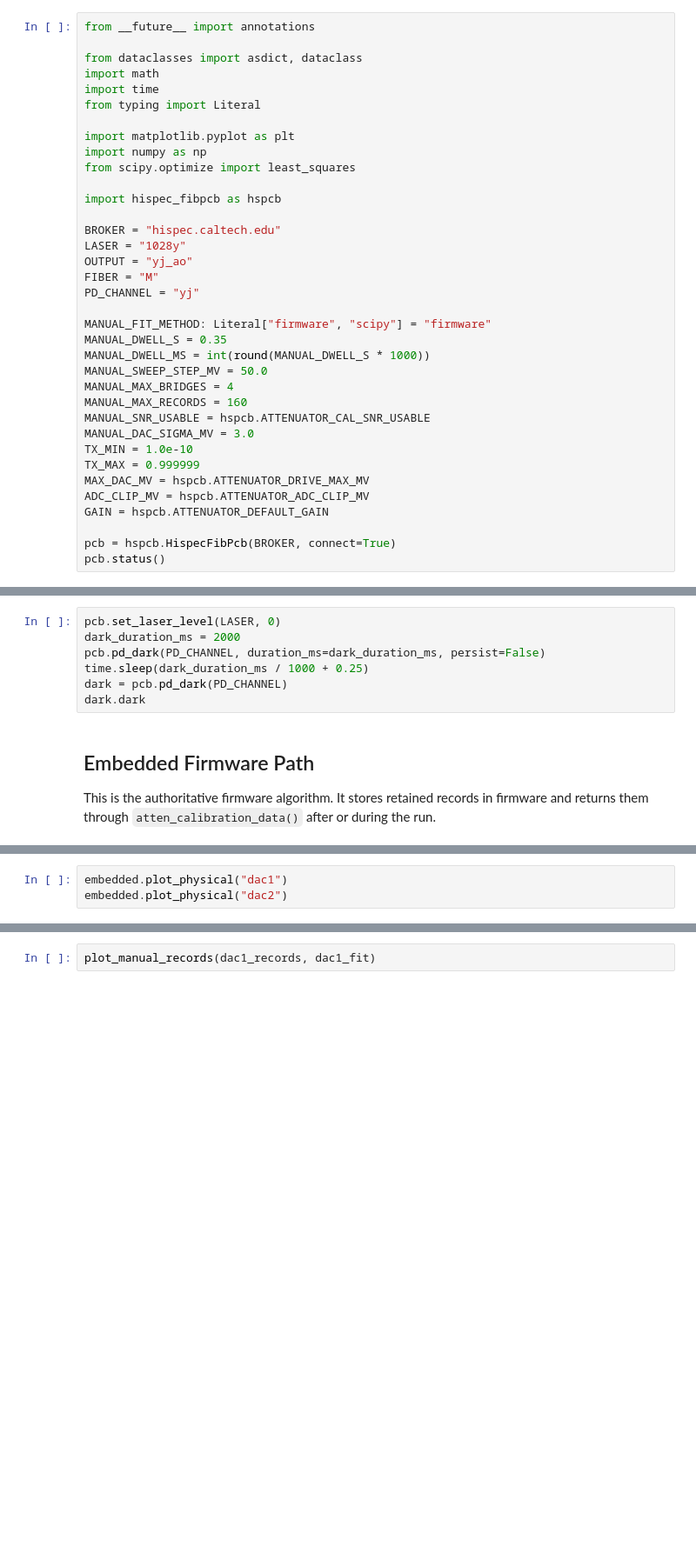
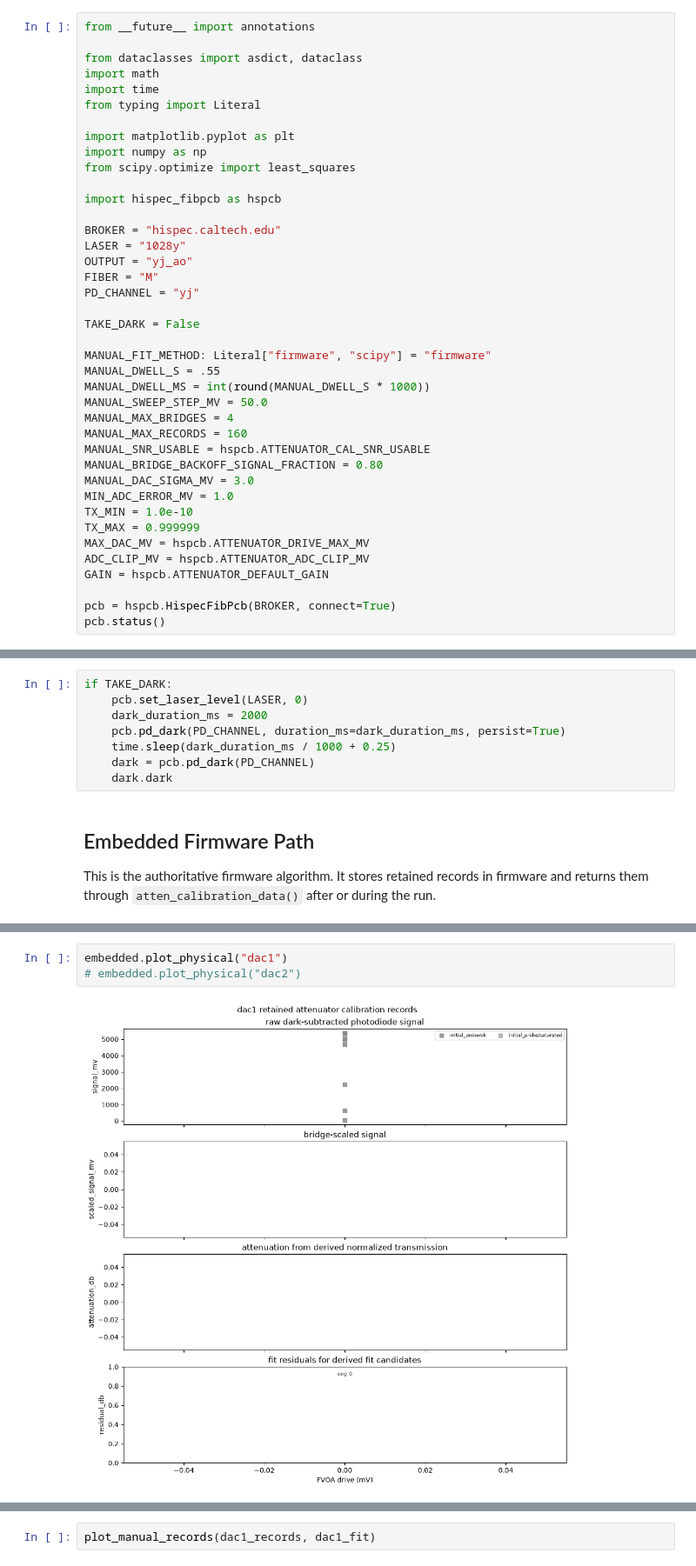
Before and after one commit to COO-Utilities/hispec-tib, a Jupyter notebook: tools/attenuator_calibration_lab.ipynb, the cells around one changed output, grey strips where cells are left out. Shown at 87% size. Saved outputs shown, nothing was run; the diff lists cells and outputs as text; blank space fills up the shorter version.

```diff
--- a/tools/attenuator_calibration_lab.ipynb
+++ b/tools/attenuator_calibration_lab.ipynb
@@ -27,14 +27,18 @@ OUTPUT = "yj_ao"
 FIBER = "M"
 PD_CHANNEL = "yj"
 
+TAKE_DARK = False
+
 MANUAL_FIT_METHOD: Literal["firmware", "scipy"] = "firmware"
-MANUAL_DWELL_S = 0.35
+MANUAL_DWELL_S = .55
 MANUAL_DWELL_MS = int(round(MANUAL_DWELL_S * 1000))
 MANUAL_SWEEP_STEP_MV = 50.0
 MANUAL_MAX_BRIDGES = 4
 MANUAL_MAX_RECORDS = 160
 MANUAL_SNR_USABLE = hspcb.ATTENUATOR_CAL_SNR_USABLE
+MANUAL_BRIDGE_BACKOFF_SIGNAL_FRACTION = 0.80
 MANUAL_DAC_SIGMA_MV = 3.0
+MIN_ADC_ERROR_MV = 1.0
 TX_MIN = 1.0e-10
 TX_MAX = 0.999999
 MAX_DAC_MV = hspcb.ATTENUATOR_DRIVE_MAX_MV
@@ -50,10 +110,11 @@ Keep `persist=False` while exploring. Switch to `True` only after reviewing the
 # %%
-pcb.set_laser_level(LASER, 0)
-dark_duration_ms = 2000
-pcb.pd_dark(PD_CHANNEL, duration_ms=dark_duration_ms, persist=False)
-time.sleep(dark_duration_ms / 1000 + 0.25)
-dark = pcb.pd_dark(PD_CHANNEL)
-dark.dark
+if TAKE_DARK:
+    pcb.set_laser_level(LASER, 0)
+    dark_duration_ms = 2000
+    pcb.pd_dark(PD_CHANNEL, duration_ms=dark_duration_ms, persist=True)
+    time.sleep(dark_duration_ms / 1000 + 0.25)
+    dark = pcb.pd_dark(PD_CHANNEL)
+    dark.dark
 # %% [markdown]
 ## Embedded Firmware Path
 
@@ -77,3 +157,5 @@ embedded.bridge_table()
 # %%
 embedded.plot_physical("dac1")
-embedded.plot_physical("dac2")
+# embedded.plot_physical("dac2")
+# %% [output]
+[figure, added]
```
Also changed, not shown: parts of 25 cells of this notebook, 6 other files.
